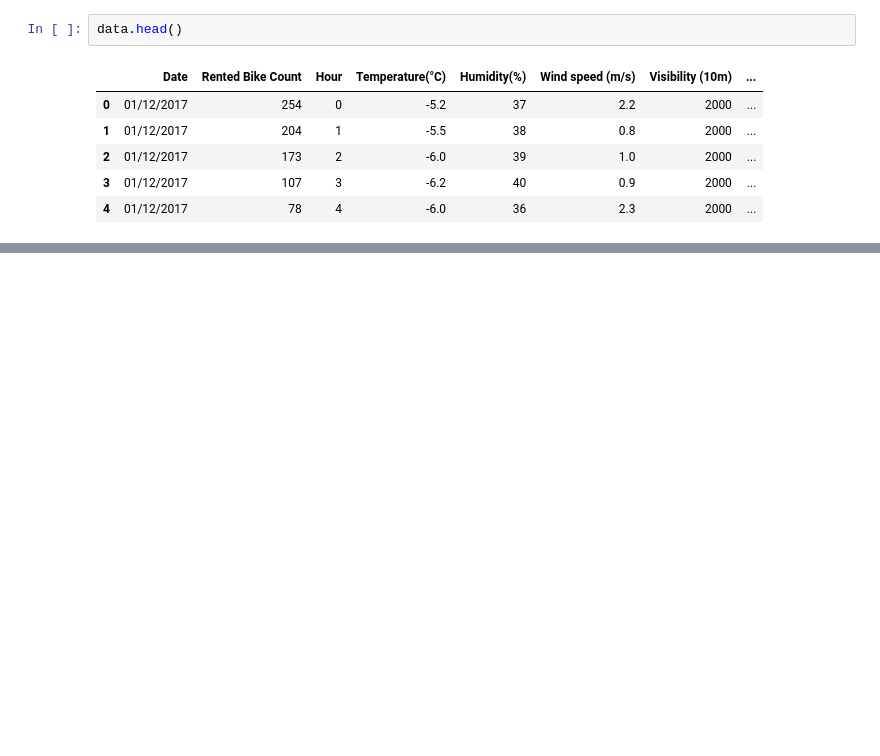
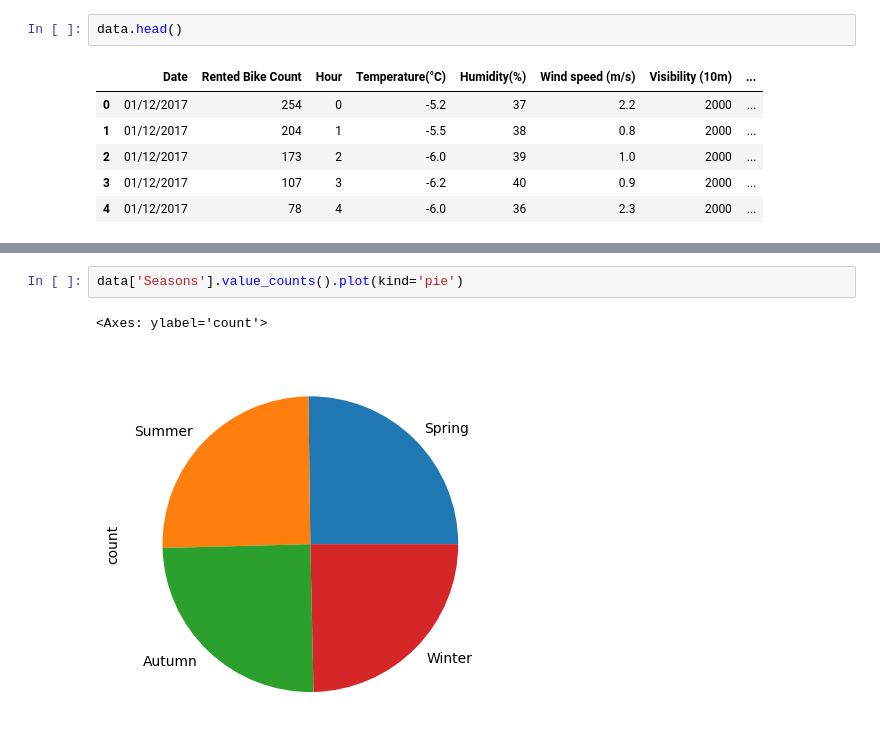
Before and after one commit to QaziSaim/Bike-Rental-Demand-Prediction-, a Jupyter notebook: notebook/EDA.ipynb, the cells around one changed output, grey strips where cells are left out. Cells and saved outputs as stored; diff of their text form; blank space fills up the shorter version.

```diff
--- a/notebook/EDA.ipynb
+++ b/notebook/EDA.ipynb
@@ -22,0 +43,5 @@ data.head()
+# %%
+data['Seasons'].value_counts().plot(kind='pie')
+# %% [output]
+<Axes: ylabel='count'>
+[figure, added]
```
Also changed, not shown: parts of 8 cells of this notebook, 1 other file.
